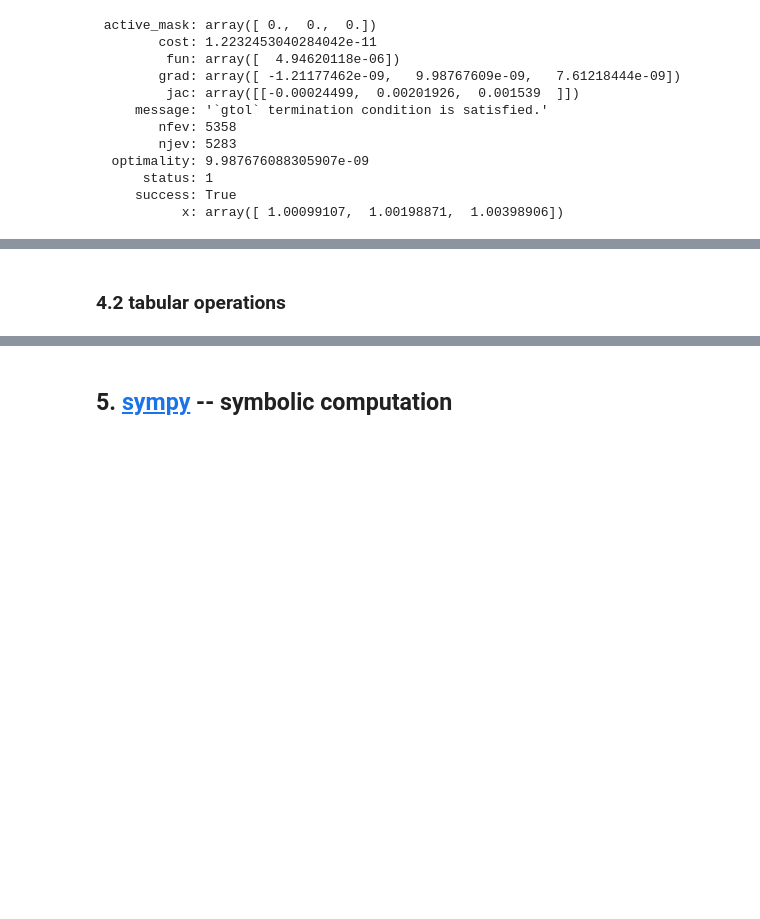
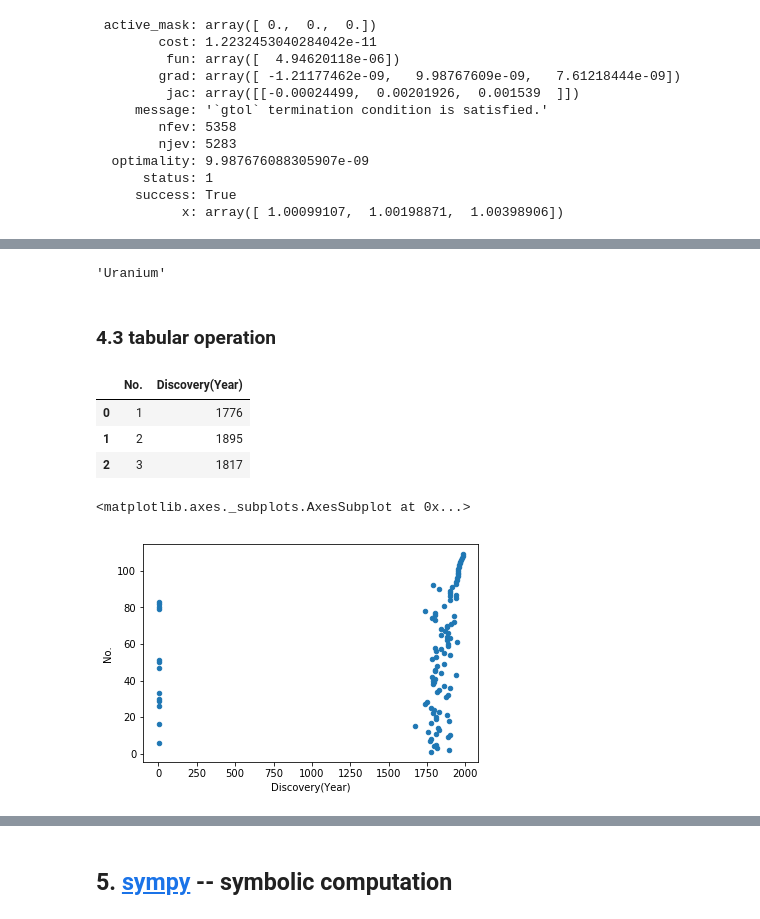
Before and after one commit to RealPolitiX/python_tutorial_FHI-PC-SESD, a Jupyter notebook: materials/PyTutorial_03_Numerics.ipynb, the cells around one changed output, grey strips where cells are left out. Cells and saved outputs as stored; diff of their text form; code cells hidden in the pictures; blank space fills up the shorter version.

```diff
--- a/materials/PyTutorial_03_Numerics.ipynb
+++ b/materials/PyTutorial_03_Numerics.ipynb
@@ -429,0 +439,3 @@ df
+# %%
+df = pd.read_table('..//files//tableofelements.txt', sep='\t', index_col=1).reset_index().drop('index', 1)
+df.head(3)
@@ -430,2 +490,16 @@ df
+# %%
+df.iloc[91,2]
+# %% [output]
+'Uranium'
 # %% [markdown]
-### 4.2 tabular operations
+### 4.3 tabular operation
+# %%
+dfrepl = df.replace('ancient', '1', inplace=False)
+# %%
+dfyr = dfrepl[['No.','Discovery(Year)']].apply(pd.to_numeric)
+dfyr.head(3)
+# %% [output]
+|  | No. | Discovery(Year) |
+| 0 | 1 | 1776 |
+| 1 | 2 | 1895 |
+| 2 | 3 | 1817 |
@@ -431,0 +508,5 @@ df
+# %%
+dfyr.plot.scatter(x='Discovery(Year)', y='No.')
+# %% [output]
+<matplotlib.axes._subplots.AxesSubplot at 0x...>
+[figure, added]
```
Also changed, not shown: parts of 14 cells of this notebook, 1 other file.
